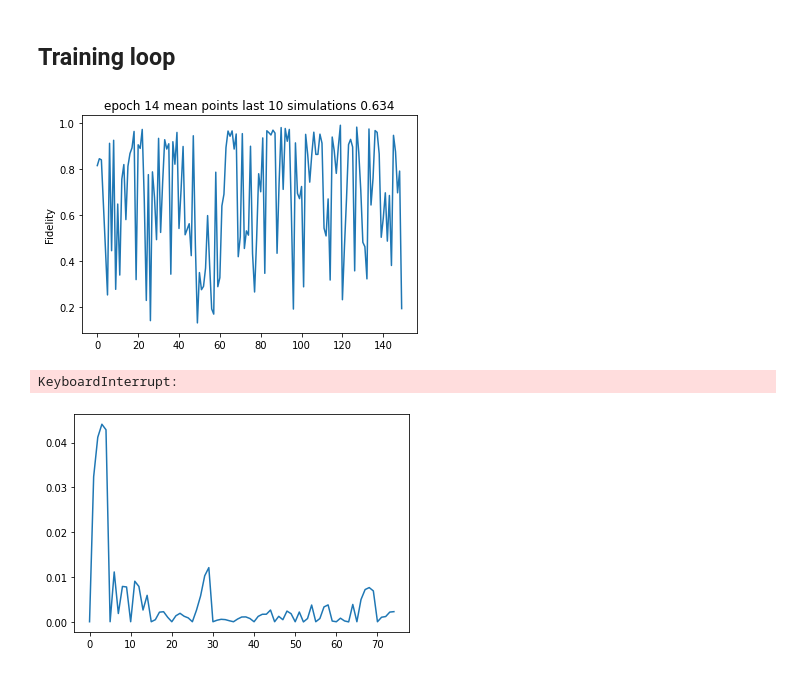
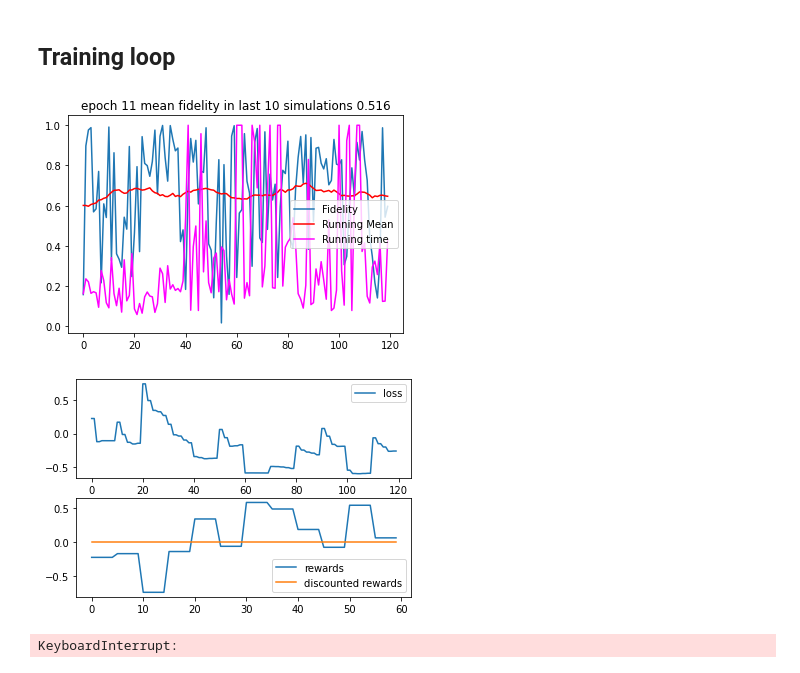
Before and after one commit to SergeyHazanov/ML_2021_quantum_control, a Jupyter notebook: test_notebook.ipynb, the cells around one changed output. Drawn from its saved outputs; the diff is of its cells as text; code cells hidden in the pictures.

```diff
--- a/test_notebook.ipynb
+++ b/test_notebook.ipynb
@@ -46,7 +18,7 @@ plt.style.use({'figure.facecolor':'white'})
 # %% [markdown]
 ### Constants
 # %%
-n_epochs = 100
+n_epochs = 300
 games_per_epoch = 10
 batch_size = 24000
 num_batches = 5
@@ -54,15 +26,17 @@ learning_rate = 1e-3
 # %% [markdown]
 ### Classes
 # %%
-env = QuantumEnvironment(energy_gap=1, runtime=15, dt=0.01)
+dt = 0.01
+runtime = 15
+env = QuantumEnvironment(energy_gap=1, runtime=runtime, dt=dt)
 
 loss_func = PolicyLoss()
 net = PolicyNetwork()
 
 model_name = 'trained_model.pt'
 # If such a previous model exists
-if isfile(model_name):
-    net.load_state_dict(torch.load(model_name))
+# if isfile(model_name):
+#     net.load_state_dict(torch.load(model_name))
 
 memory_bank = GamesMemoryBank()
 optimizer = torch.optim.Adam(net.parameters(), lr=learning_rate)
@@ -70,9 +44,13 @@ optimizer = torch.optim.Adam(net.parameters(), lr=learning_rate)
 ## Training loop
 # %%
 final_fidelity = []
+running_mean_fid = []
+running_time = []
 losses = []
+rewards = []
+discounted_rewards = []
 
-for epoch in tqdm(range(n_epochs)):
+for epoch in range(n_epochs):
 
     memory_bank.clear_memory()
 
@@ -81,61 +59,76 @@ for epoch in tqdm(range(n_epochs)):
 
     for game_i in range(games_per_epoch):
 
-        state, prev_state = env.reset(), None
+        state = env.reset()
 
         state = torch.tensor(state, dtype=torch.float).unsqueeze(0)
-        prev_state = state
-
-        points_in_game = 0
+        prev_state = torch.zeros_like(state)
 
         while True:
             with torch.no_grad():
-                action, action_p = net.sample_action(state)
+                action, action_p = net.sample_action(state, prev_state)
+
             new_state, reward, done, info = env.step(action)
-            memory_bank.add_event(state, action, action_p, reward)
+            memory_bank.add_event(state, prev_state, action, action_p, reward)
 
             prev_state = state
             state = torch.tensor(new_state, dtype=torch.float).view(-1).unsqueeze(0)
 
             if done:
                 final_fidelity.append(env.fidelity())
+                running_time.append(env.steps * dt / runtime)
                 break
 
     memory_bank.compute_reward_history()
 
     clear_output(wait=True)
+    running_mean_fid = uniform_filter1d(final_fidelity, 50)
     mean_fid = np.mean(final_fidelity[-games_per_epoch:])
     mean_fid = str(mean_fid)[:5]
     plt.title('epoch ' + str(epoch)
-                       + ' mean points last '
+                       + ' mean fidelity in last '
                        + str(games_per_epoch)
                        + ' simulations '
                        + mean_fid)
-    plt.plot(final_fidelity)
-    plt.ylabel('Fidelity')
+    plt.plot(final_fidelity, label='Fidelity')
+    plt.plot(running_mean_fid, label='Running Mean', color='red')
+    plt.plot(running_time, label="Running time", color="magenta")
+    plt.legend()
     plt.show()
 
     net.train()
+    if torch.cuda.is_available():
+        net.cuda()
 
     for batch_i in range(num_batches):
         optimizer.zero_grad()
 
-        state, action, action_p, reward, discounted_reward = memory_bank.get_sample(batch_size)
+        state, prev_state, action, action_p, reward, discounted_reward = memory_bank.get_sample(batch_size)
         state = state.view((state.shape[0], NET_INPUT_SIZE))
+        prev_state = prev_state.view((prev_state.shape[0]), NET_INPUT_SIZE)
 
-        logits = net(state)
+        logits = net(state, prev_state)
 
-        loss = loss_func(logits, action, action_p, discounted_reward)
+        loss = loss_func(logits, action, action_p, reward)
         losses.append(loss.item())
         loss.backward()
         optimizer.step()
 
+        losses.append(loss.item())
+        rewards.append(torch.mean(reward).item())
+        discounted_rewards.append(torch.mean(discounted_reward).item())
+
+
+    fig, ax = plt.subplots(2,1)
+    ax[0].plot(losses, label='loss')
+    ax[1].plot(rewards, label='rewards')
+    ax[1].plot(discounted_rewards, label='discounted rewards')
+    ax[0].legend()
+    ax[1].legend()
+    plt.show()
+
     torch.save(net.state_dict(), model_name)
 # %% [output]
-[figure, old version]
+[figure, new version]
+[figure, added]
 KeyboardInterrupt:
-# %%
-plt.plot(losses)
-plt.show()
-# %% [output]
-[figure, removed]
```
Also changed, not shown: parts of 12 cells of this notebook, 8 other files.
